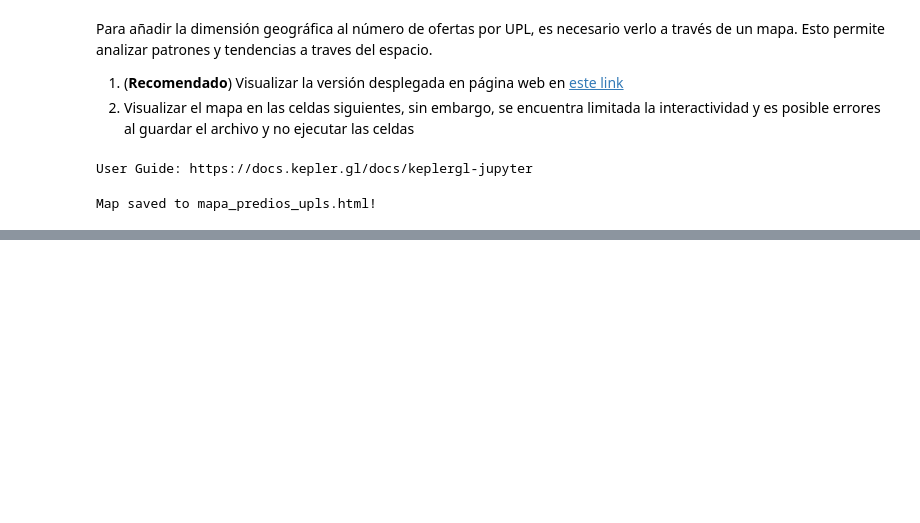
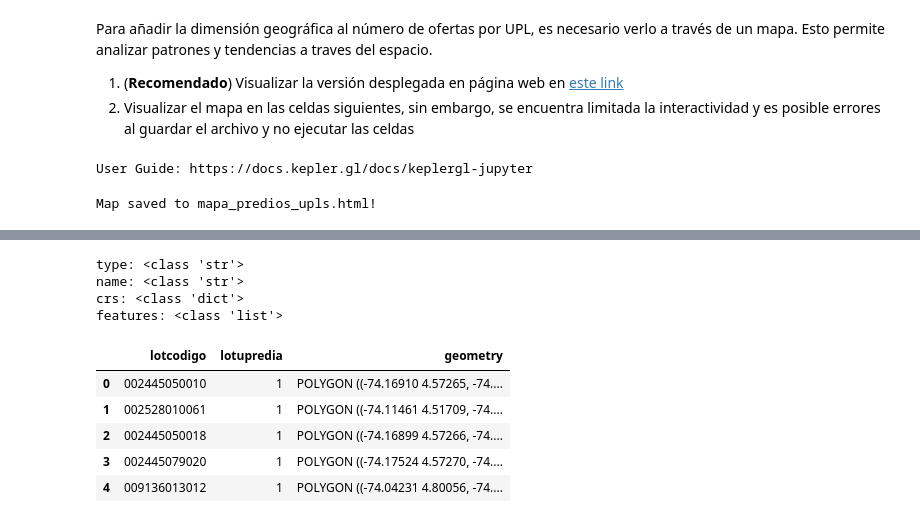
Before and after one commit to SantiGonzalezz/habi_prueba_data_science, a Jupyter notebook: Prueba_Data_Science_Santi.ipynb, the cells around one changed output, grey strips where cells are left out. Drawn from its saved outputs; the diff is of its cells as text; code cells hidden in the pictures; blank space fills up the shorter version.

```diff
--- a/Prueba_Data_Science_Santi.ipynb
+++ b/Prueba_Data_Science_Santi.ipynb
@@ -901,0 +973,9 @@ Map saved to mapa_predios_upls.html!
+# %%
+# Print the different keys in the dict and the type of value of each key
+for key, value in dict_lotes.items():
+  print(f'{key}: {type(value)}')
+# %% [output]
+type: <class 'str'>
+name: <class 'str'>
+crs: <class 'dict'>
+features: <class 'list'>
@@ -901,0 +1026,9 @@ Map saved to mapa_predios_upls.html!
+# %%
+df_lotes.head()
+# %% [output]
+|  | lotcodigo | lotupredia | geometry |
+| 0 | 002445050010 | 1 | POLYGON ((-74.16910 4.57265, -74.... |
+| 1 | 002528010061 | 1 | POLYGON ((-74.11461 4.51709, -74.... |
+| 2 | 002445050018 | 1 | POLYGON ((-74.16899 4.57266, -74.... |
+| 3 | 002445079020 | 1 | POLYGON ((-74.17524 4.57270, -74.... |
+| 4 | 009136013012 | 1 | POLYGON ((-74.04231 4.80056, -74.... |
```
Also changed, not shown: parts of 39 cells of this notebook, 2 other files.
